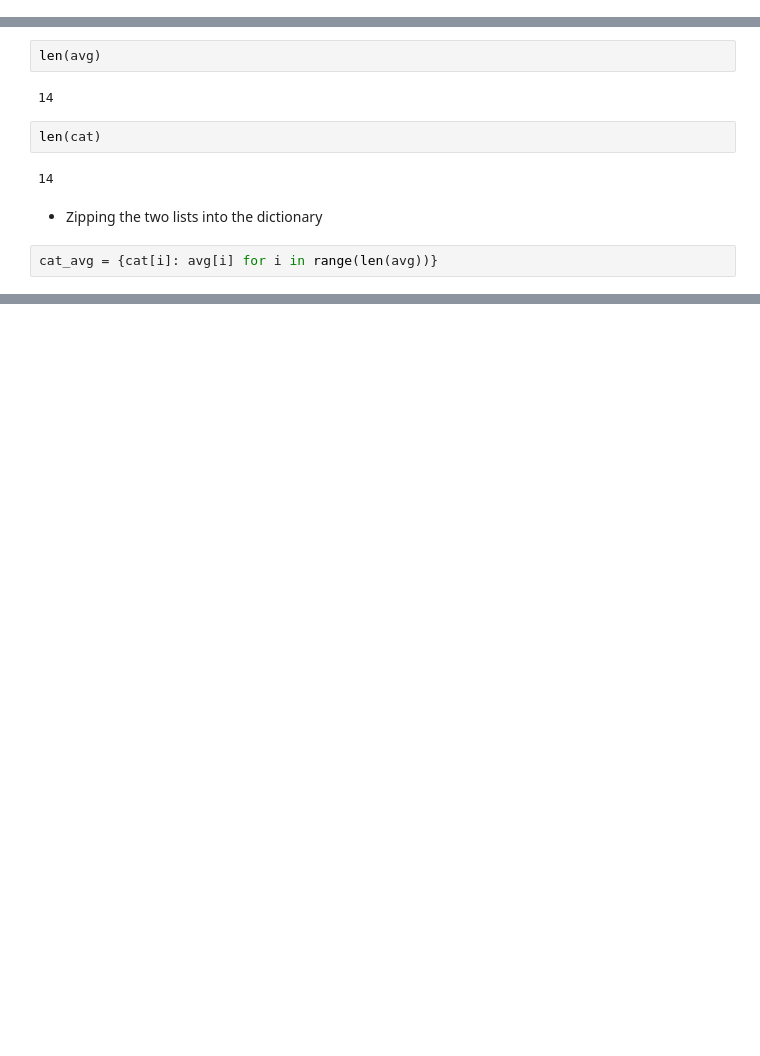
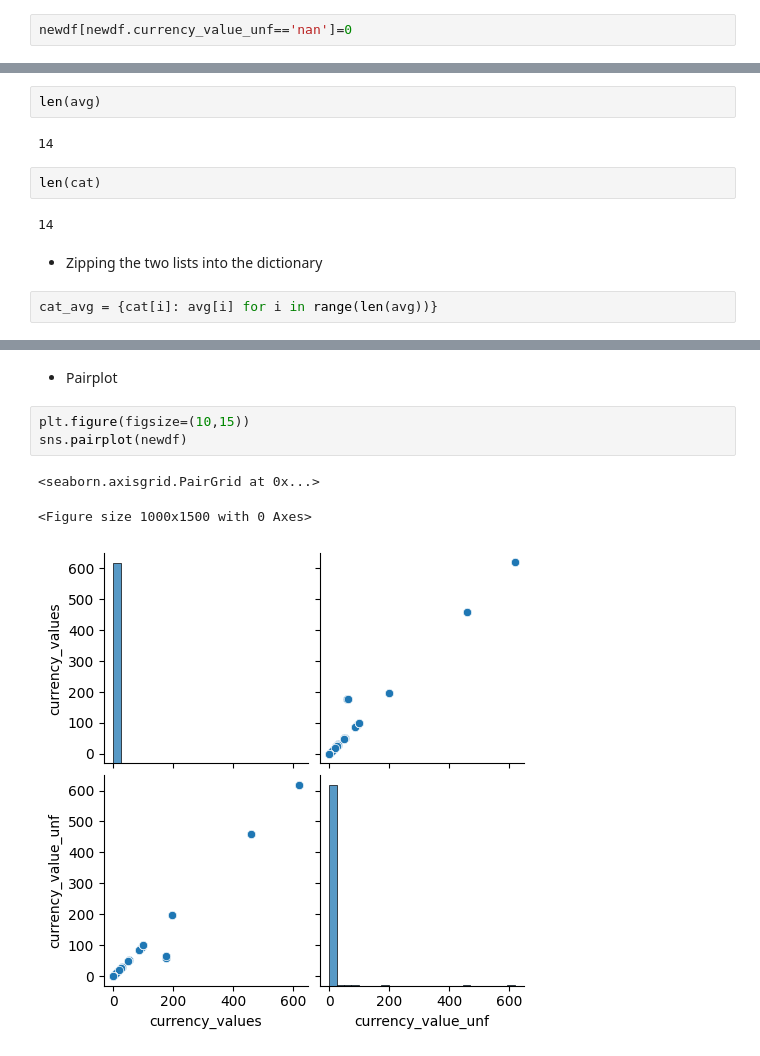
Before and after one commit to Naveen-Karanamu/BeZen-Product-Market-Analytics, a Jupyter notebook: main.ipynb, the cells around one changed output, grey strips where cells are left out. Saved outputs shown, nothing was run; the diff lists cells and outputs as text; blank space fills up the shorter version.

Commit message:
Added the pairplot

```diff
--- a/main.ipynb
+++ b/main.ipynb
@@ -475,3 +477,5 @@ memory usage: 995.1+ MB
+# %%
+newdf[newdf.currency_value_unf=='nan']=0
 # %% [markdown]
 * Changing the datatype of the currency value unf column
 # %%
@@ -600,0 +642,9 @@ cat_avg = {cat[i]: avg[i] for i in range(len(avg))}
+# %% [markdown]
+* Pairplot
+# %%
+plt.figure(figsize=(10,15))
+sns.pairplot(newdf)
+# %% [output]
+<seaborn.axisgrid.PairGrid at 0x...>
+<Figure size 1000x1500 with 0 Axes>
+[figure, added]
```
Also changed, not shown: parts of 6 cells of this notebook.
